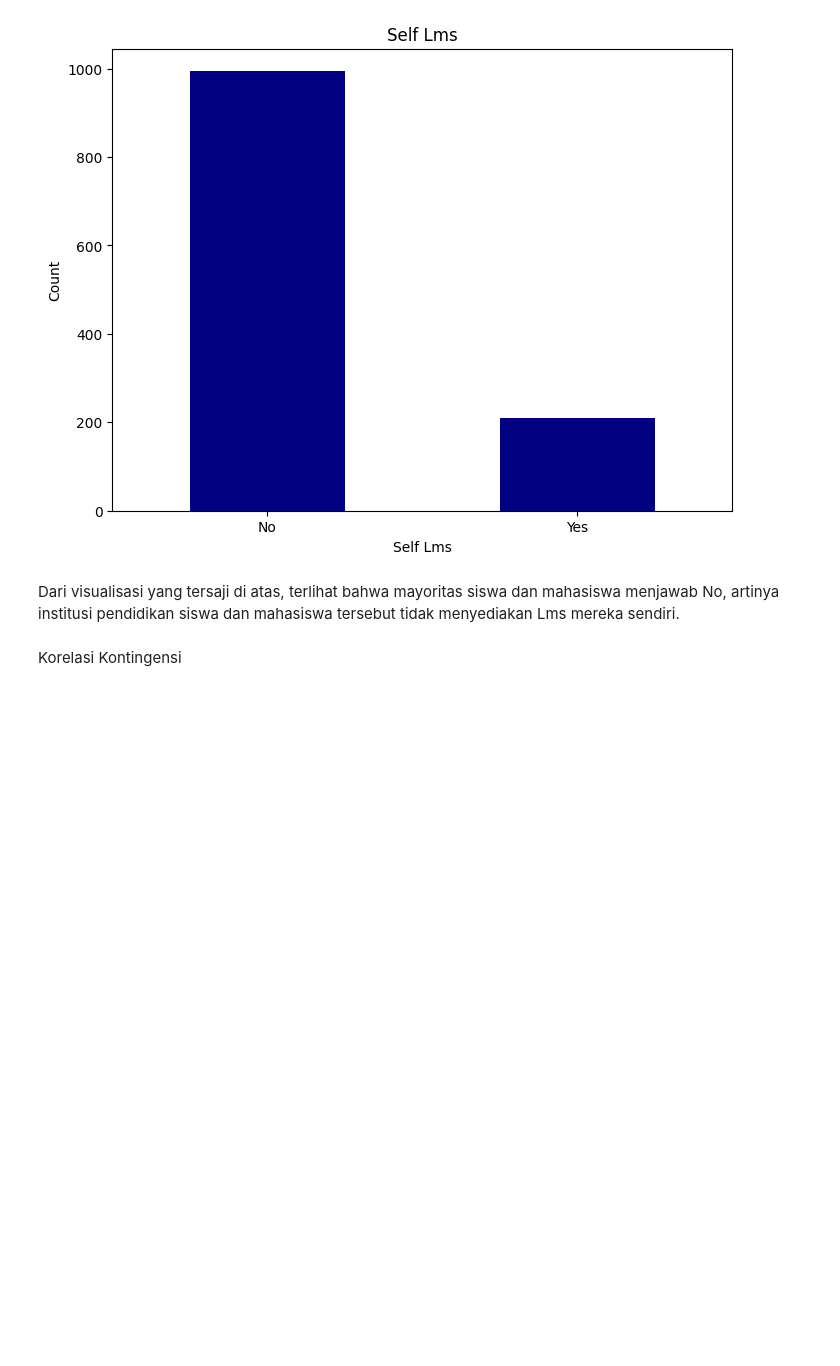
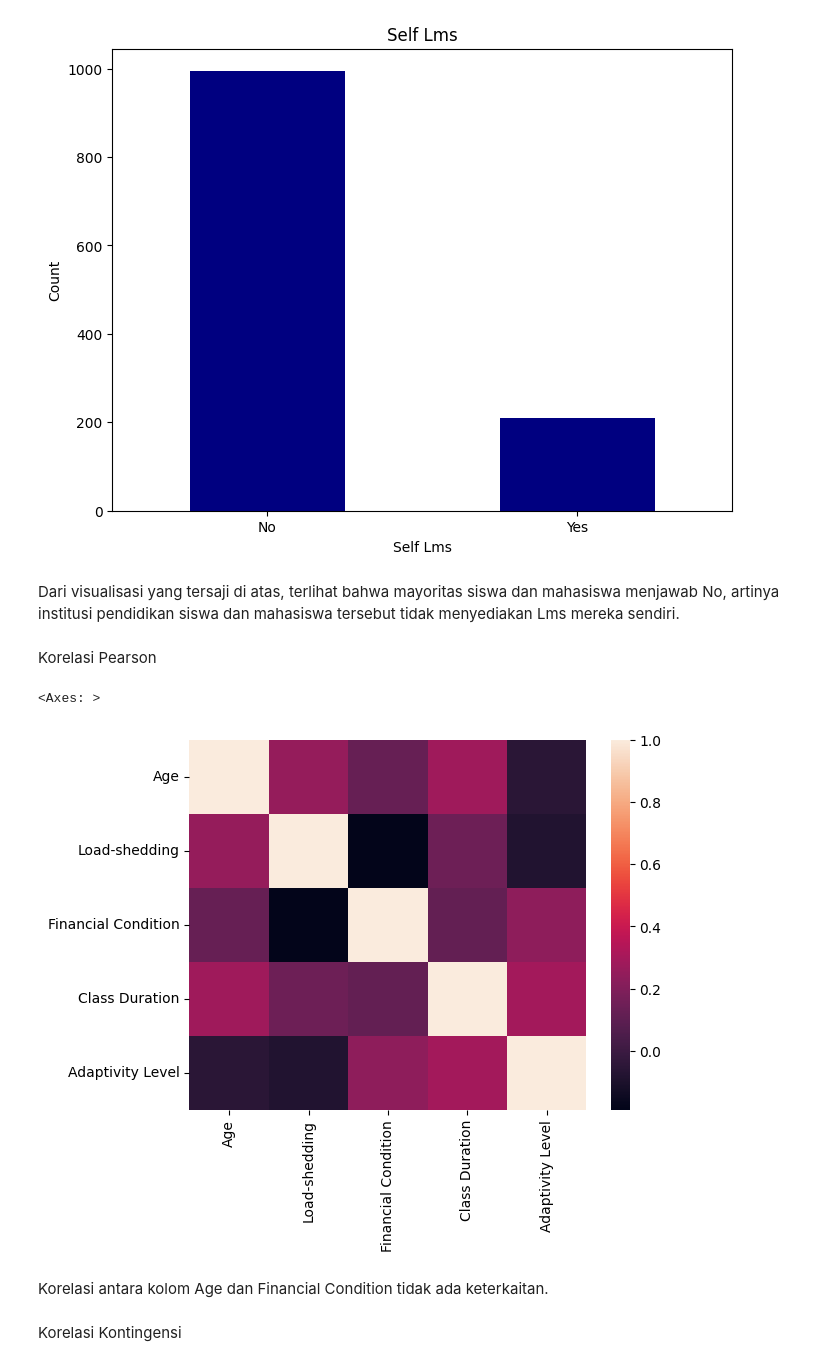
Before and after one commit to ridhapadelia/Data-Mining-Checkpoint-1, a Jupyter notebook: Data_Mining_Checkpoint2.ipynb, the cells around one changed output. Saved outputs shown, nothing was run; the diff lists cells and outputs as text; code cells hidden in the pictures; blank space fills up the shorter version.

```diff
--- a/Data_Mining_Checkpoint2.ipynb
+++ b/Data_Mining_Checkpoint2.ipynb
@@ -264,6 +305,15 @@ plt.show()
 [figure]
 # %% [markdown]
 Dari visualisasi yang tersaji di atas, terlihat bahwa mayoritas siswa dan mahasiswa menjawab No, artinya institusi pendidikan siswa dan mahasiswa tersebut tidak menyediakan Lms mereka sendiri.
+# %% [markdown]
+Korelasi Pearson
+# %%
+sns.heatmap(df.corr(numeric_only=True))
+# %% [output]
+<Axes: >
+[figure, added]
+# %% [markdown]
+Korelasi antara kolom Age dan Financial Condition tidak ada keterkaitan.
 # %% [markdown]
 Korelasi Kontingensi
 # %%
```
Also changed, not shown: parts of 76 cells of this notebook.
